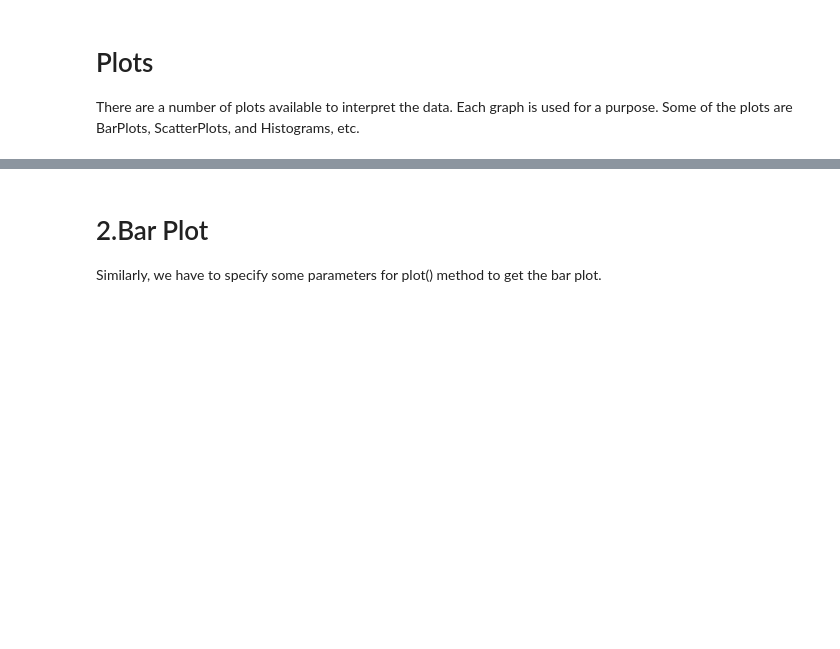
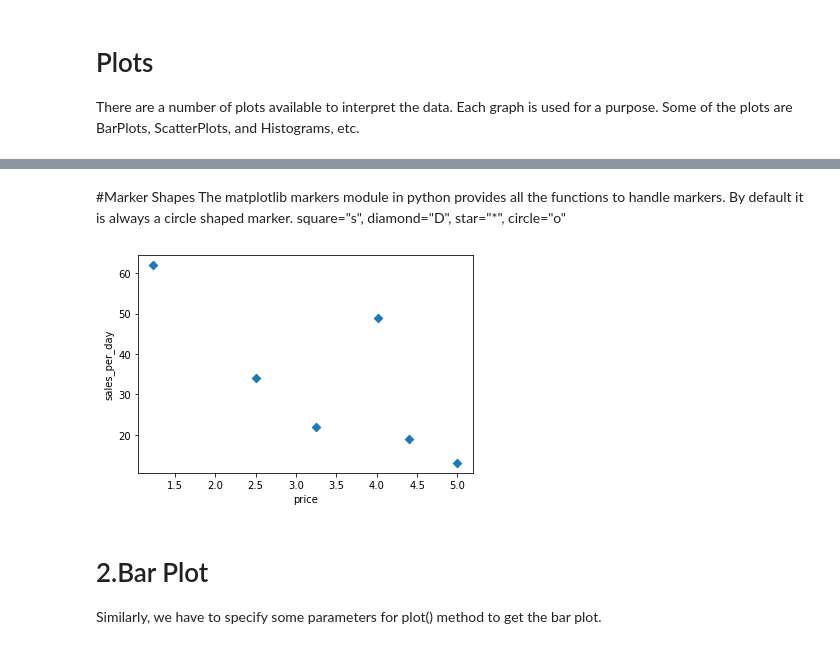
Before and after one commit to rbg-research/AI-Training, a Jupyter notebook: python/Pandas/Pandas_Visualizations.ipynb, the cells around one changed output, grey strips where cells are left out. Saved outputs shown, nothing was run; the diff lists cells and outputs as text; code cells hidden in the pictures; blank space fills up the shorter version.

```diff
--- a/python/Pandas/Pandas_Visualizations.ipynb
+++ b/python/Pandas/Pandas_Visualizations.ipynb
@@ -57,3 +58,22 @@ NameError: name 'df' is not defined
+# %% [markdown]
+#Marker Shapes
+The matplotlib markers module in python provides all the functions to handle markers.
+By default it is always a circle shaped marker.
+square="s", diamond="D", star="*", circle="o"
+# %%
+import matplotlib.pyplot as plt
+
+price = [2.50, 1.23, 4.02, 3.25, 5.00, 4.40]
+sales_per_day = [34, 62, 49, 22, 13, 19]
+
+#marker changes the shape of lable
+plt.scatter(price, sales_per_day, marker="D",)
+
+plt.xlabel("price")
+plt.ylabel("sales_per_day")
+plt.show()
+# %% [output]
+[figure, added]
 # %% [markdown]
 # 2.Bar Plot
 Similarly, we have to specify some parameters for plot() method to get the bar plot.
```
Also changed, not shown: parts of 7 cells of this notebook, 7 other files.
